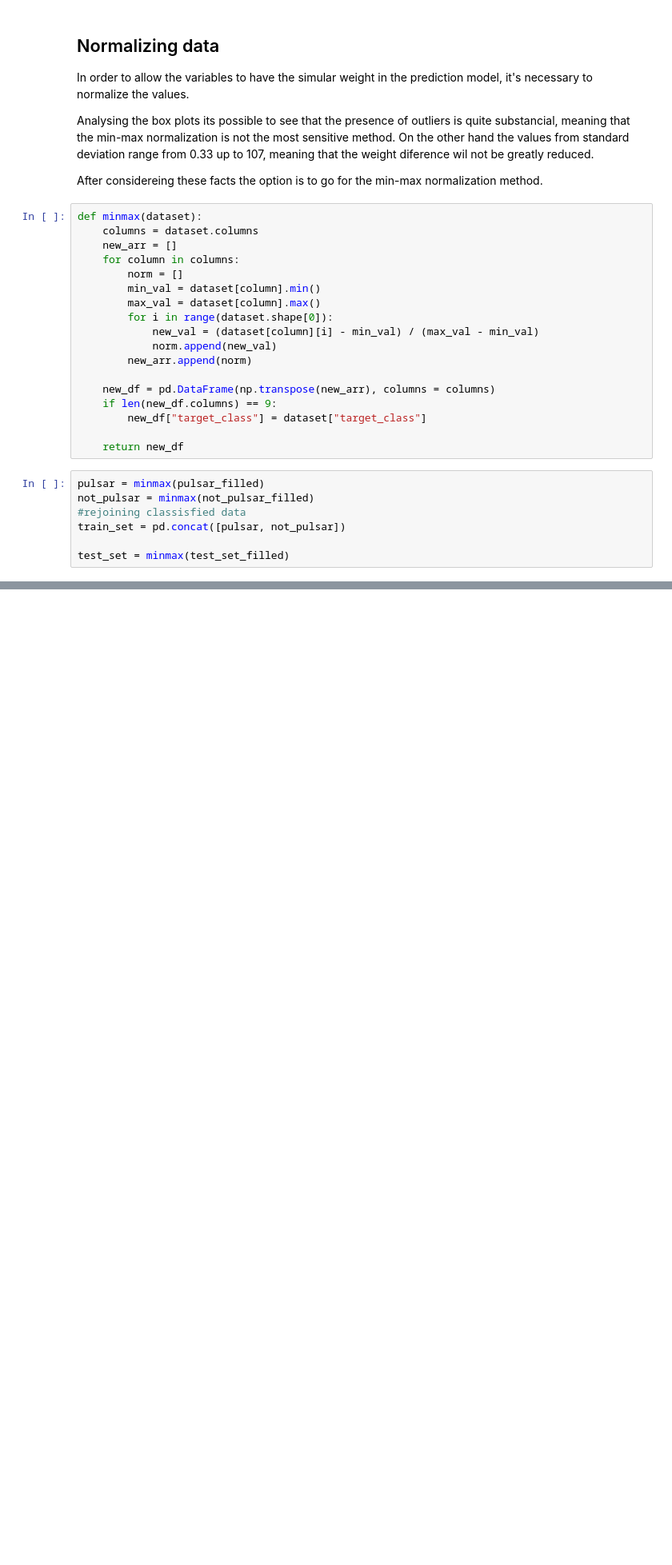
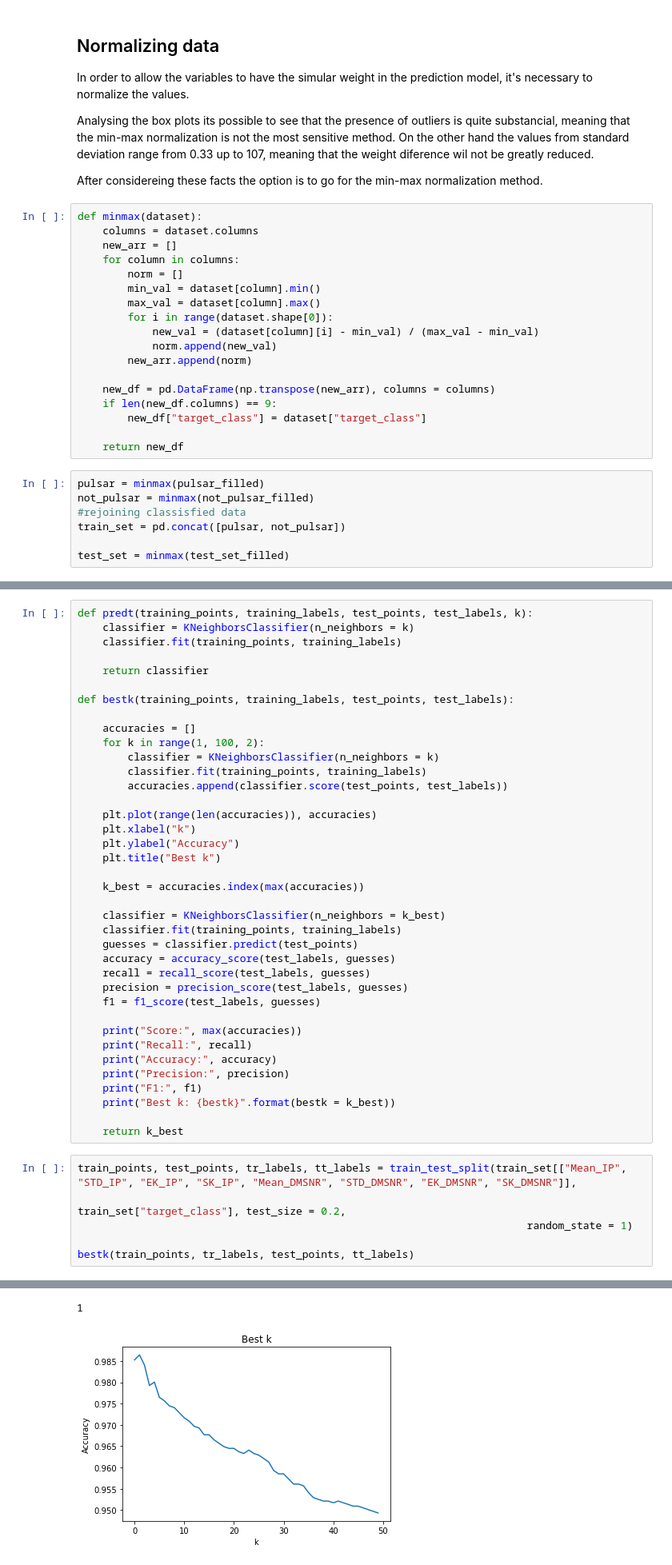
Before and after one commit to LuisMota93/Predicting_Pulsar_Star, a Jupyter notebook: pulsar_star.ipynb, the cells around one changed output, grey strips where cells are left out. Shown at 80% size. Cells and saved outputs as stored; diff of their text form; blank space fills up the shorter version.

```diff
--- a/pulsar_star.ipynb
+++ b/pulsar_star.ipynb
@@ -370,0 +379,45 @@ test_set = minmax(test_set_filled)
+# %%
+def predt(training_points, training_labels, test_points, test_labels, k):
+    classifier = KNeighborsClassifier(n_neighbors = k)
+    classifier.fit(training_points, training_labels)
+
+    return classifier
+
+def bestk(training_points, training_labels, test_points, test_labels):
+
+    accuracies = []
+    for k in range(1, 100, 2):
+        classifier = KNeighborsClassifier(n_neighbors = k)
+        classifier.fit(training_points, training_labels)
+        accuracies.append(classifier.score(test_points, test_labels))
+
+    plt.plot(range(len(accuracies)), accuracies)
+    plt.xlabel("k")
+    plt.ylabel("Accuracy")
+    plt.title("Best k")
+
+    k_best = accuracies.index(max(accuracies))
+
+    classifier = KNeighborsClassifier(n_neighbors = k_best)
+    classifier.fit(training_points, training_labels)
+    guesses = classifier.predict(test_points)
+    accuracy = accuracy_score(test_labels, guesses)
+    recall = recall_score(test_labels, guesses)
+    precision = precision_score(test_labels, guesses)
+    f1 = f1_score(test_labels, guesses)
+
+    print("Score:", max(accuracies))
+    print("Recall:", recall)
+    print("Accuracy:", accuracy)
+    print("Precision:", precision)
+    print("F1:", f1)
+    print("Best k: {bestk}".format(bestk = k_best))
+
+    return k_best
+# %%
+train_points, test_points, tr_labels, tt_labels = train_test_split(train_set[["Mean_IP", "STD_IP", "EK_IP", "SK_IP", "Mean_DMSNR", "STD_DMSNR", "EK_DMSNR", "SK_DMSNR"]],
+                                                                        train_set["target_class"], test_size = 0.2,
+                                                                        random_state = 1)
+
+bestk(train_points, tr_labels, test_points, tt_labels)
+# %% [output]
@@ -370,0 +430,2 @@ test_set = minmax(test_set_filled)
+1
+[figure, added]
```
Also changed, not shown: parts of 5 cells of this notebook.
